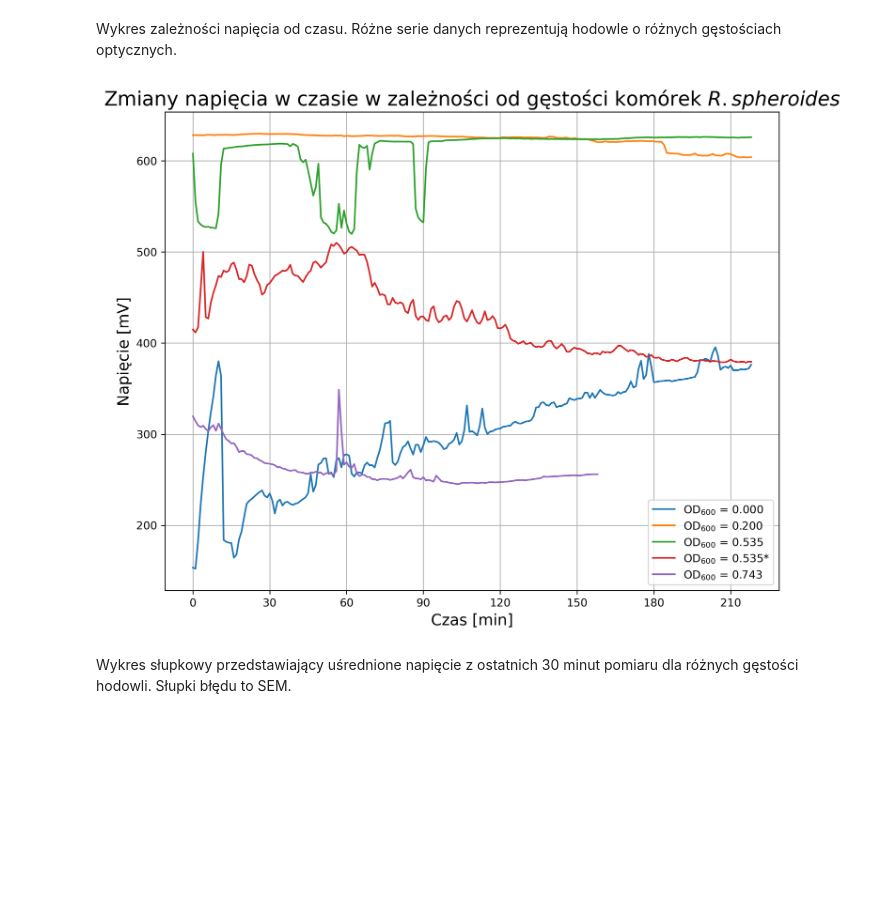
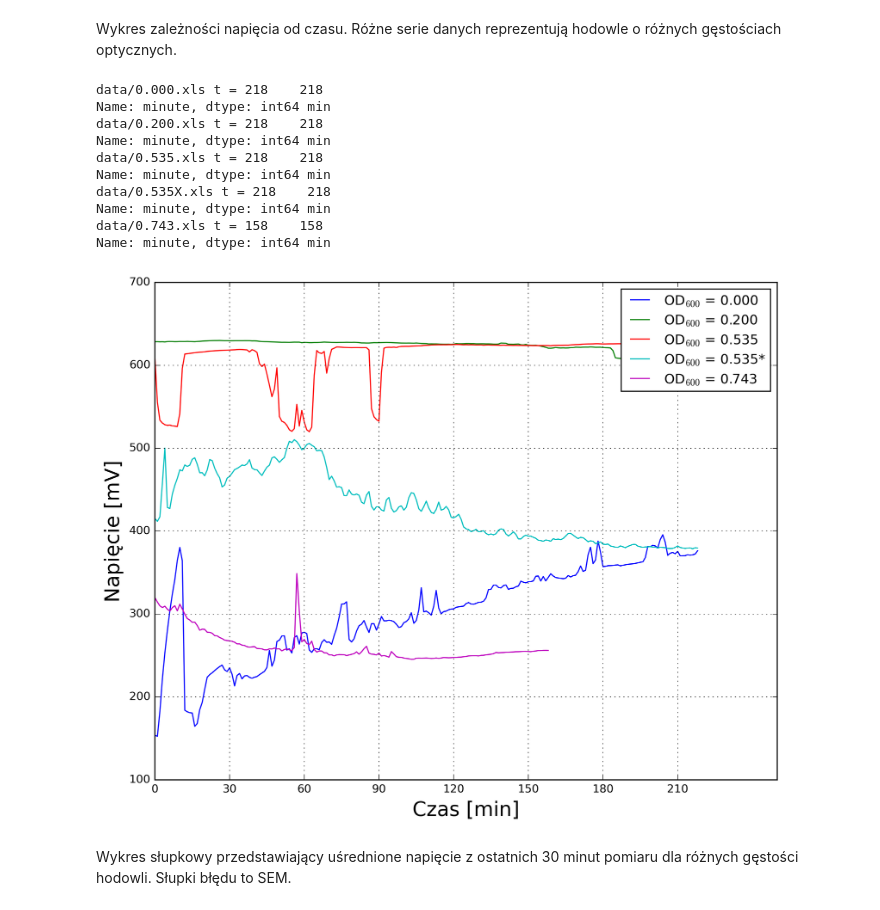
Before and after one commit to f1lem0n/biotech-bsc, a Jupyter notebook: mfc-volt-2022-04-21/mfc-volt-3.ipynb, the cells around one changed output. Drawn from its saved outputs; the diff is of its cells as text; code cells hidden in the pictures; blank space fills up the shorter version.

```diff
--- a/mfc-volt-2022-04-21/mfc-volt-3.ipynb
+++ b/mfc-volt-2022-04-21/mfc-volt-3.ipynb
@@ -41,10 +42,11 @@ def process(file_path):
     means300s = []
     errors = []
 
-    mean30m = data['Value'][-9000:].mean()
-    err30m = data['Value'][-9000:].sem()
-    meanfull = data['Value'].mean()
-    errfull = data['Value'].sem()
+    mean30m = data['Value'][-9000::900].mean()
+    err30m = data['Value'][-9000::900].sem()
+    n = data['Value'][::6000].count()
+    meanfull = data['Value'][::6000].mean()
+    errfull = data['Value'][::6000].sem()
 
     minute = 0
 
@@ -62,8 +64,9 @@ def process(file_path):
             'error': errors,
             'mean30m': mean30m,
             'error30m': err30m,
-            'meanfull' : meanfull,
-            'errfull' : errfull
+            'meanfull': meanfull,
+            'errfull': errfull,
+            'n': n
         }
     )
 
@@ -73,6 +76,8 @@ def process(file_path):
 # %% [markdown]
 Wykres zależności napięcia od czasu. Różne serie danych reprezentują hodowle o różnych gęstościach optycznych.
 # %%
+plt.style.use('classic')
+
 fig1 = plt.figure(figsize=(10, 8), dpi=300, facecolor='#ffffff')
 
 legend = []
@@ -80,45 +85,49 @@ factor = 1
 
 for file in files:
     final_df = process(file)
+    print(f'{file} t = {final_df["minute"].tail(1)} min')
 
     plt.errorbar(
         x=final_df['minute'],
         y=final_df['mean300s'] * factor,
         # yerr = final_df['error'],
         fmt='-',
     )
 
     if 'X' in file:
         file = file.replace('X', '*')
     series_name = 'OD$_{600}$ = ' + f'{file[5:-4]}'
     legend.append(series_name)
     factor = 1000
 
 final_df.head()
 
-plt.title(
-    '''Zmiany napięcia w czasie w zależności od gęstości komórek $R. spheroides$''',
-    fontdict={
-        'fontsize': 18,
-        'multialignment': 'center'
-    }
-)
 plt.ylabel(
     'Napięcie [mV]',
-    fontdict={'fontsize': 14}
+    fontdict={'fontsize': 18}
 )
 plt.xlabel(
     'Czas [min]',
-    fontdict={'fontsize': 14}
+    fontdict={'fontsize': 18}
 )
 plt.legend(legend)
 plt.grid()
 plt.xticks([0, 30, 60, 90, 120, 150, 180, 210])
-fig1.savefig('../manuscript/figures/voltage1.png')
-
+fig1.savefig('../manuscript/figures/voltage1.png', bbox_inches='tight')
 plt.show()
+plt.close(fig1)
 # %% [output]
+data/0.000.xls t = 218    218
+Name: minute, dtype: int64 min
+data/0.200.xls t = 218    218
+Name: minute, dtype: int64 min
+data/0.535.xls t = 218    218
+Name: minute, dtype: int64 min
+data/0.535X.xls t = 218    218
+Name: minute, dtype: int64 min
+data/0.743.xls t = 158    158
+Name: minute, dtype: int64 min
-[figure, old version]
+[figure, new version]
 # %% [markdown]
 Wykres słupkowy przedstawiający uśrednione napięcie z ostatnich 30 minut pomiaru dla różnych gęstości hodowli. Słupki błędu to SEM.
 # %%
```
Also changed, not shown: parts of 4 cells of this notebook, 19 other files.
